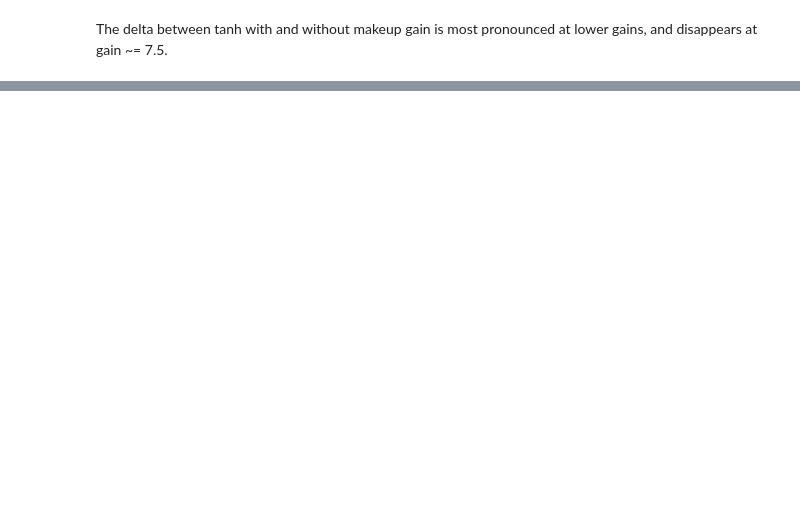
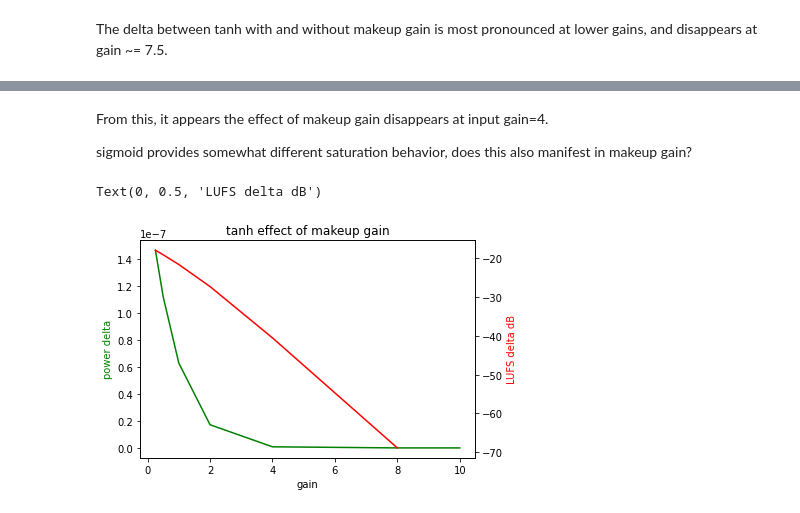
Before and after one commit to letrout/dsp, a Jupyter notebook: doc/saturation_gain.ipynb, the cells around one changed output, grey strips where cells are left out. Cells and saved outputs as stored; diff of their text form; code cells hidden in the pictures; blank space fills up the shorter version.

```diff
--- a/doc/saturation_gain.ipynb
+++ b/doc/saturation_gain.ipynb
@@ -276,2 +276,23 @@ plot_melspec(plt.gca(), delta, 'tanh vs tanh makeup, g={}'.format(gain), bar=Tru
 # %% [markdown]
 The delta between tanh with and without makeup gain is most pronounced at lower gains, and disappears at gain ~= 7.5.
+# %%
+gains = [0.25, 0.5, 1, 2, 4, 8]
+p = []
+l = []
+for g in gains:
+    tanh = tanh_alt(orig_norm, gain=g, makeup=False)
+    tanh_wet = array_subtract(orig_norm, tanh)
+    tanh_mu = tanh_alt(orig_norm, gain=g, makeup=True)
+    tanh_mu_wet = array_subtract(orig_norm, tanh_mu)
+    delta = array_subtract(tanh, tanh_mu)
+    delta_wet = array_subtract(tanh_wet, tanh_mu_wet)
+    p.append(audio_power(delta_wet, fs=fs))
+    l.append(meter.integrated_loudness(delta_wet))
+fig, ax_p = plt.subplots()
+ax_l = ax_p.twinx()
+ax_p.plot(gains, p, 'g-')
+ax_l.plot(gains, l, 'r-')
+ax_p.set_title('tanh effect of makeup gain')
+ax_p.set_xlabel('gain')
+ax_p.set_ylabel('power delta', color='g')
+ax_l.set_ylabel('LUFS delta dB', color='r')
@@ -277,0 +302,28 @@ The delta between tanh with and without makeup gain is most pronounced at lower
+# %% [markdown]
+From this, it appears the effect of makeup gain disappears at input gain=4.
+
+sigmoid provides somewhat different saturation behavior, does this also manifest in makeup gain?
+# %%
+gains = [0.25, 0.5, 1, 2, 4, 8, 10]
+p = []
+l = []
+for g in gains:
+    sig = sigmoid_bipolar(orig_norm, gain=g, makeup=False)
+    sig_wet = array_subtract(orig_norm, sig)
+    sig_mu = sigmoid_bipolar(orig_norm, gain=g, makeup=True)
+    sig_mu_wet = array_subtract(orig_norm, sig_mu)
+    delta = array_subtract(sig, sig_mu)
+    delta_wet = array_subtract(sig_wet, sig_mu_wet)
+    p.append(audio_power(delta_wet, fs=fs))
+    l.append(meter.integrated_loudness(delta_wet))
+fig, ax_p = plt.subplots()
+ax_l = ax_p.twinx()
+ax_p.plot(gains, p, 'g-')
+ax_l.plot(gains, l, 'r-')
+ax_p.set_title('tanh effect of makeup gain')
+ax_p.set_xlabel('gain')
+ax_p.set_ylabel('power delta', color='g')
+ax_l.set_ylabel('LUFS delta dB', color='r')
+# %% [output]
+Text(0, 0.5, 'LUFS delta dB')
+[figure, added]
```
Also changed, not shown: parts of 6 cells of this notebook.
